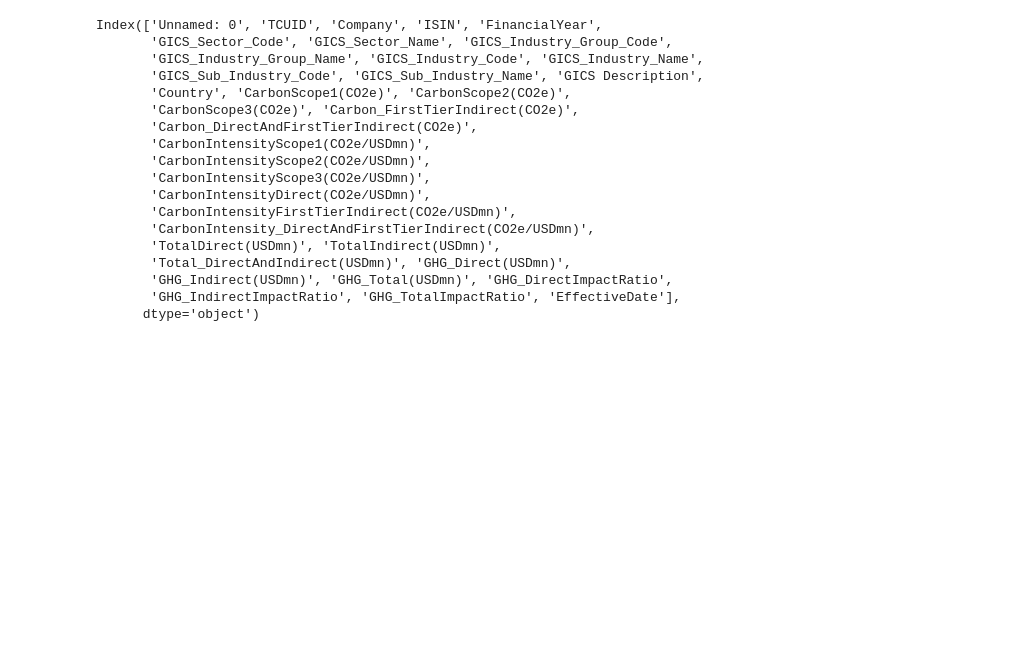
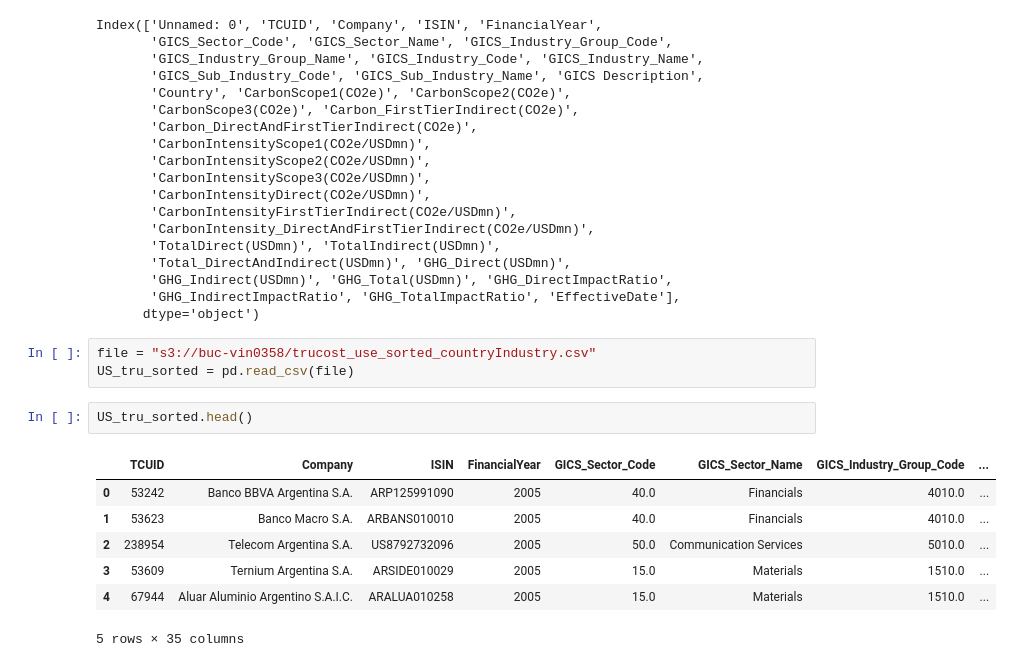
Before and after one commit to V-GAO/CEO_SocialCapital, a Jupyter notebook: notebooks/EDA_WRDS.ipynb, the cells around one changed output. Drawn from its saved outputs; the diff is of its cells as text; blank space fills up the shorter version.

```diff
--- a/notebooks/EDA_WRDS.ipynb
+++ b/notebooks/EDA_WRDS.ipynb
@@ -521,3 +521,16 @@ Index(['Unnamed: 0', 'TCUID', 'Company', 'ISIN', 'FinancialYear',
        'GHG_Indirect(USDmn)', 'GHG_Total(USDmn)', 'GHG_DirectImpactRatio',
        'GHG_IndirectImpactRatio', 'GHG_TotalImpactRatio', 'EffectiveDate'],
       dtype='object')
+# %%
+file = "s3://buc-vin0358/trucost_use_sorted_countryIndustry.csv"
+US_tru_sorted = pd.read_csv(file)
+# %%
+US_tru_sorted.head()
+# %% [output]
+|  | TCUID | Company | ISIN | FinancialYear | GICS_Sector_Code | GICS_Sector_Name | GICS_Industry_Group_Code | ... |
+| 0 | 53242 | Banco BBVA Argentina S.A. | ARP125991090 | 2005 | 40.0 | Financials | 4010.0 | ... |
+| 1 | 53623 | Banco Macro S.A. | ARBANS010010 | 2005 | 40.0 | Financials | 4010.0 | ... |
+| 2 | 238954 | Telecom Argentina S.A. | US8792732096 | 2005 | 50.0 | Communication Services | 5010.0 | ... |
+| 3 | 53609 | Ternium Argentina S.A. | ARSIDE010029 | 2005 | 15.0 | Materials | 1510.0 | ... |
+| 4 | 67944 | Aluar Aluminio Argentino S.A.I.C. | ARALUA010258 | 2005 | 15.0 | Materials | 1510.0 | ... |
+5 rows × 35 columns
```
Also changed, not shown: parts of 9 cells of this notebook.
